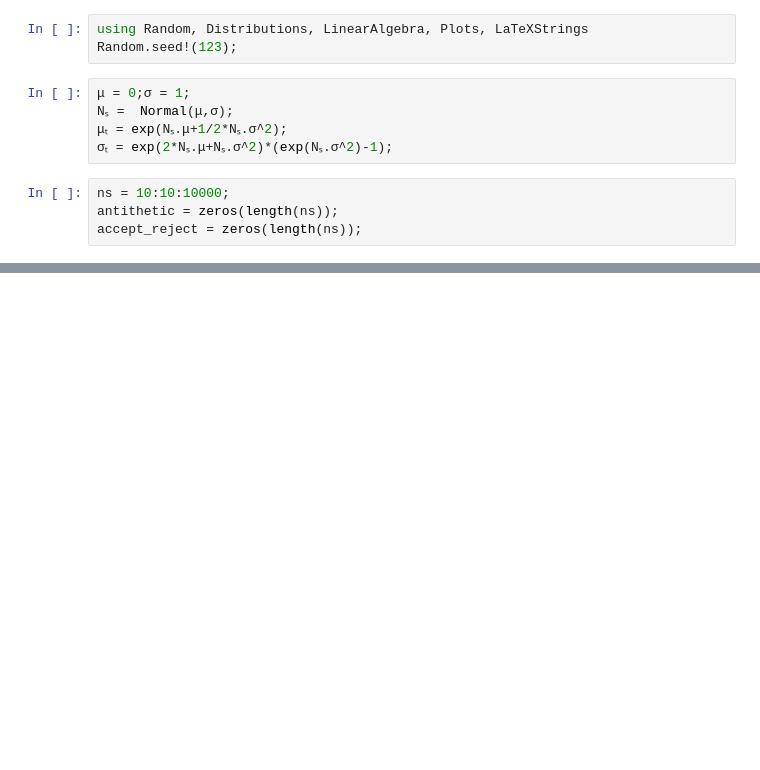
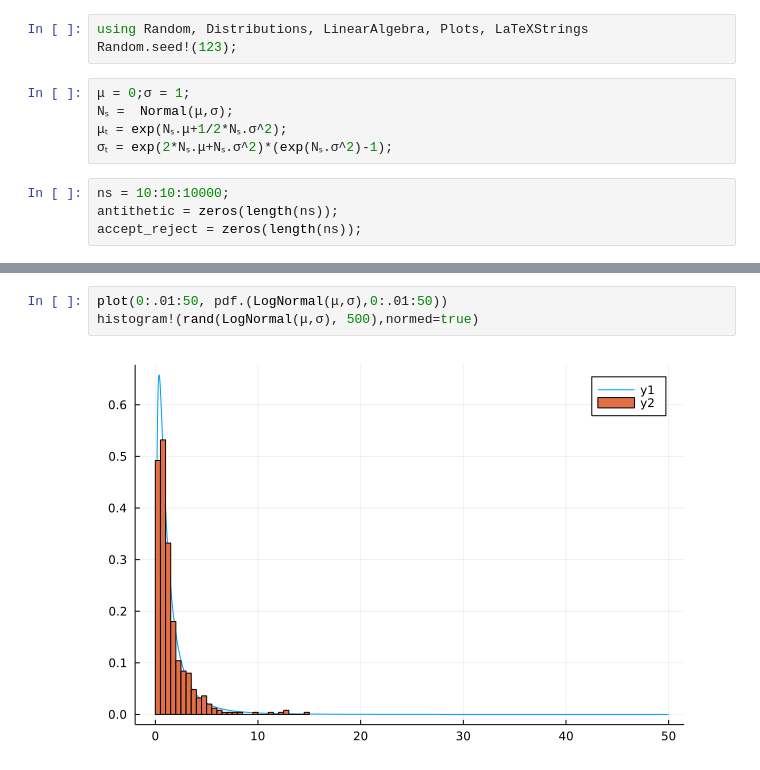
Before and after one commit to SanteriVtj/Antithetics, a Jupyter notebook: antithetics.ipynb, the cells around one changed output, grey strips where cells are left out. Saved outputs shown, nothing was run; the diff lists cells and outputs as text; blank space fills up the shorter version.

```diff
--- a/antithetics.ipynb
+++ b/antithetics.ipynb
@@ -12,0 +72,5 @@ accept_reject = zeros(length(ns));
+# %%
+plot(0:.01:50, pdf.(LogNormal(μ,σ),0:.01:50))
+histogram!(rand(LogNormal(μ,σ), 500),normed=true)
+# %% [output]
+[figure, added]
```
Also changed, not shown: parts of 14 cells of this notebook, 1 other file.
